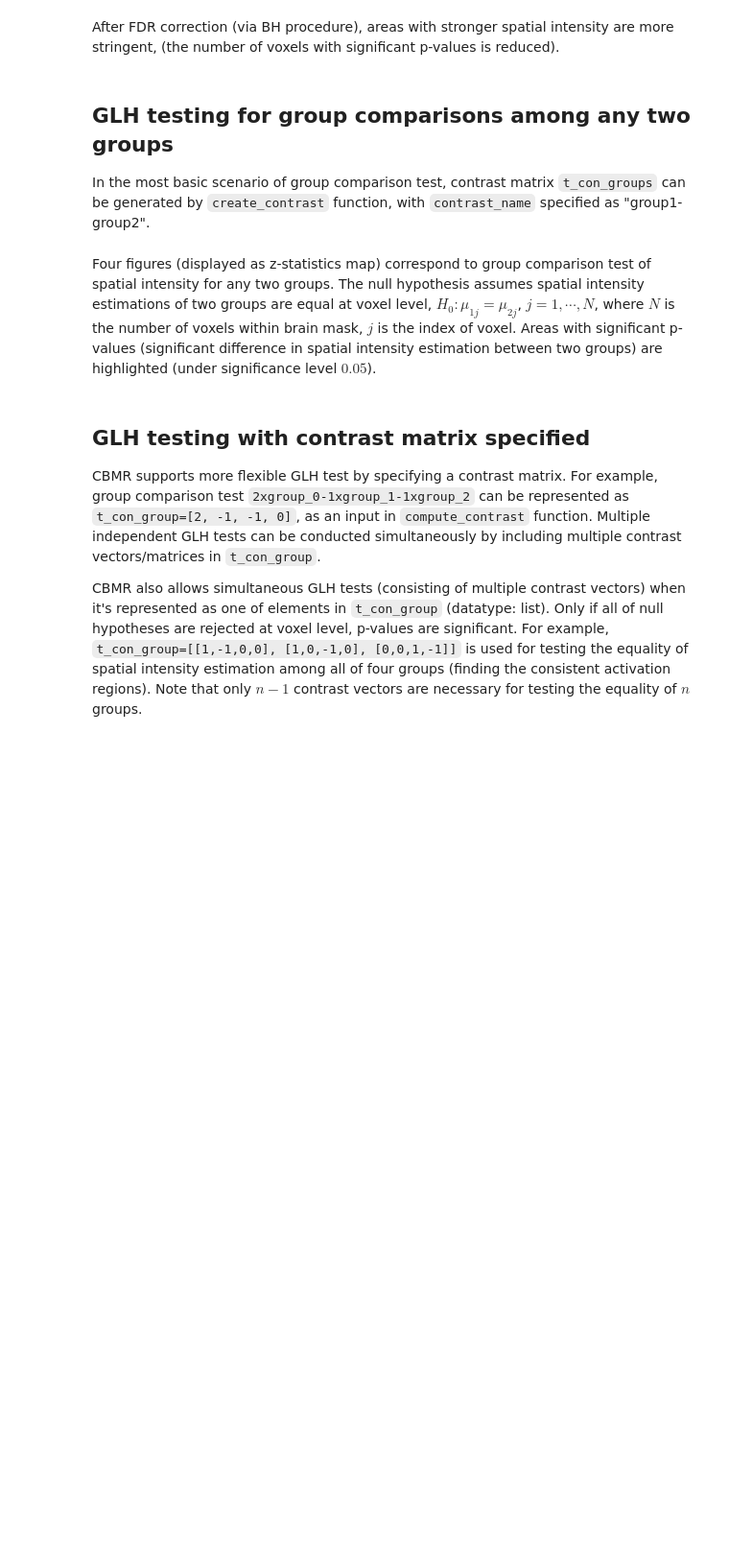
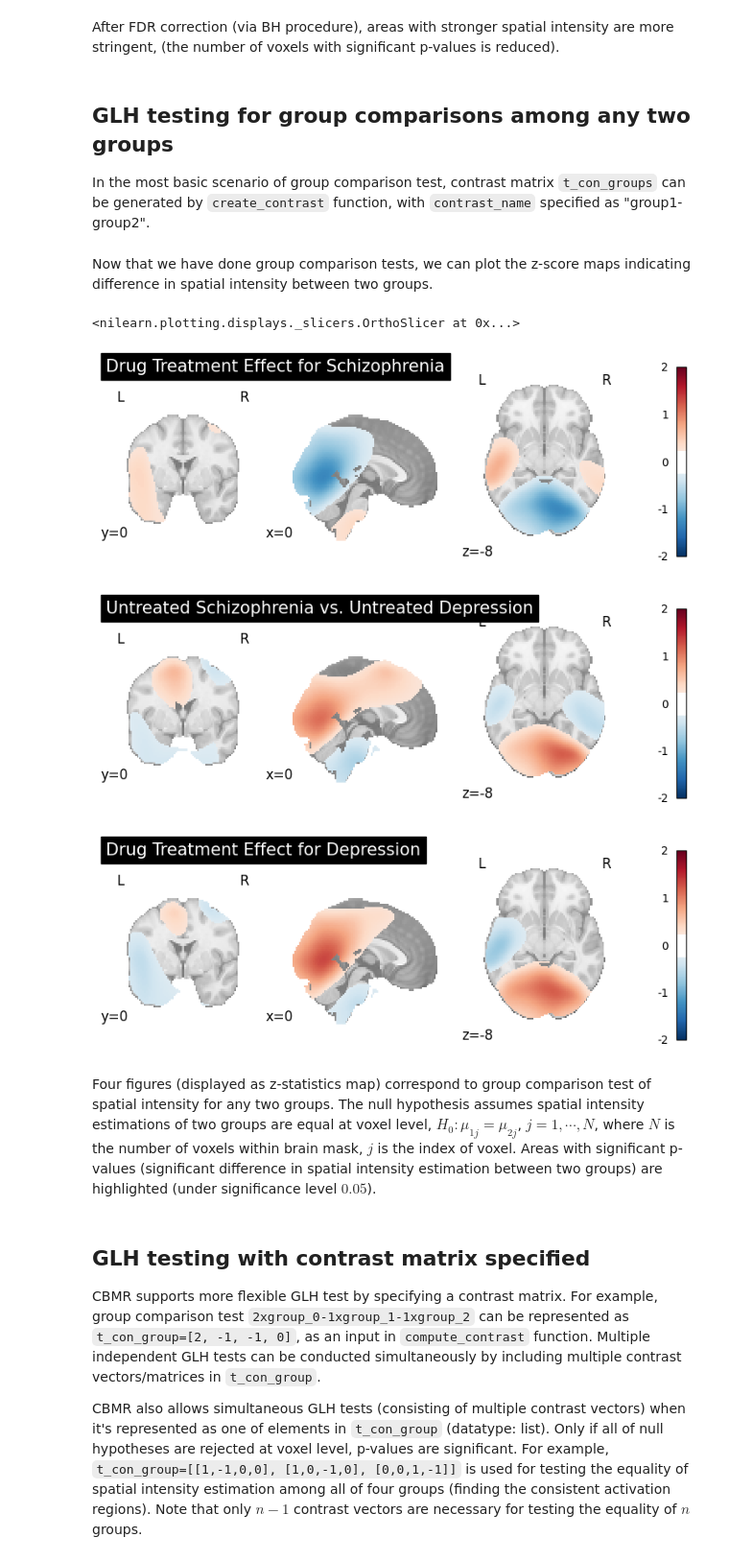
Before and after one commit to neurostuff/NiMARE, a Jupyter notebook: examples/02_meta-analyses/10_plot_cbmr.ipynb, the cells around one changed output. Shown at 96% size. Cells and saved outputs as stored; diff of their text form; code cells hidden in the pictures; blank space fills up the shorter version.

```diff
--- a/examples/02_meta-analyses/10_plot_cbmr.ipynb
+++ b/examples/02_meta-analyses/10_plot_cbmr.ipynb
@@ -241,41 +312,42 @@ can be generated by `create_contrast` function, with `contrast_name` specified a
+# %% [markdown]
+Now that we have done group comparison tests,
+we can plot the z-score maps indicating difference in spatial intensity between two groups.
 # %%
-t_con_groups = inference.create_contrast(
-    [
-        "SchizophreniaYes-SchizophreniaNo",
-        "SchizophreniaNo-DepressionNo",
-        "DepressionYes-DepressionNo",
-    ],
-    source="groups",
-)
-contrast_result = inference.transform(t_con_groups=t_con_groups, t_con_moderators=False)
-
 # generate z-statistics maps for each group
 plot_stat_map(
     contrast_result.get_map("z_group-SchizophreniaYes-SchizophreniaNo"),
     cut_coords=[0, 0, -8],
     draw_cross=False,
     cmap="RdBu_r",
     title="Drug Treatment Effect for Schizophrenia",
     threshold=scipy.stats.norm.isf(0.4),
+    vmax=2,
 )
 
 plot_stat_map(
     contrast_result.get_map("z_group-SchizophreniaNo-DepressionNo"),
     cut_coords=[0, 0, -8],
     draw_cross=False,
     cmap="RdBu_r",
     title="Untreated Schizophrenia vs. Untreated Depression",
     threshold=scipy.stats.norm.isf(0.4),
+    vmax=2,
 )
 
 plot_stat_map(
     contrast_result.get_map("z_group-DepressionYes-DepressionNo"),
     cut_coords=[0, 0, -8],
     draw_cross=False,
     cmap="RdBu_r",
     title="Drug Treatment Effect for Depression",
     threshold=scipy.stats.norm.isf(0.4),
+    vmax=2,
 )
+# %% [output]
+<nilearn.plotting.displays._slicers.OrthoSlicer at 0x...>
+[figure, added]
+[figure, added]
+[figure, added]
 # %% [markdown]
 Four figures (displayed as z-statistics map) correspond to group comparison
 test of spatial intensity for any two groups. The null hypothesis assumes
```
Also changed, not shown: parts of 18 cells of this notebook, 2 other files.
